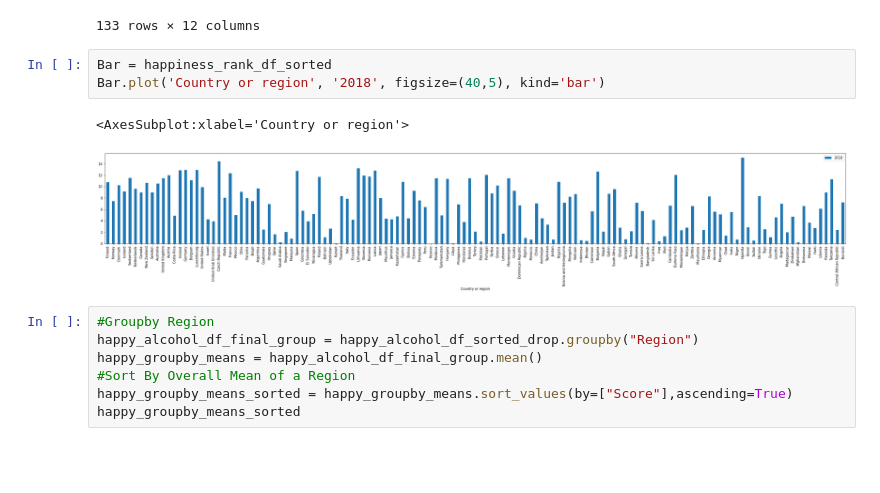
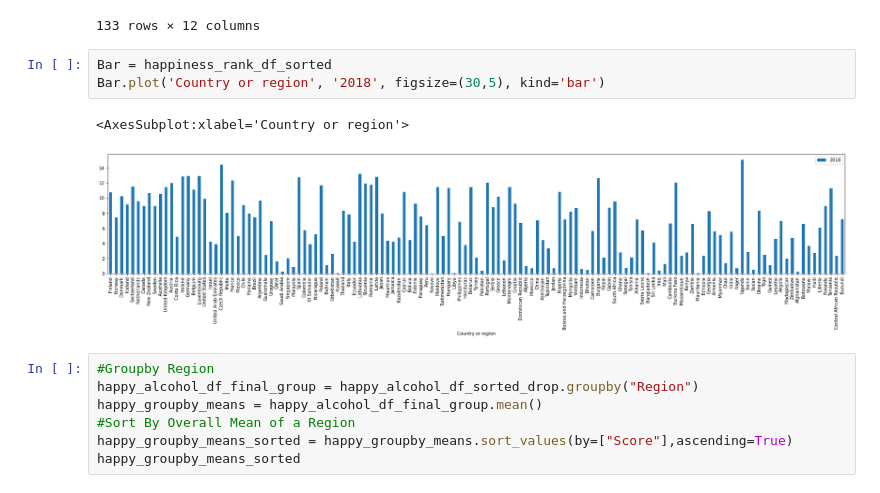
Before and after one commit to dmcneill0711/Happiness-V.S.-Alcohol-Study, a Jupyter notebook: Jupyter Notebook/Project 1 Code.ipynb, the cells around one changed output. Drawn from its saved outputs; the diff is of its cells as text; blank space fills up the shorter version.

```diff
--- a/Jupyter Notebook/Project 1 Code.ipynb
+++ b/Jupyter Notebook/Project 1 Code.ipynb
@@ -196,10 +196,10 @@ happiness_rank_df_sorted
 133 rows × 12 columns
 # %%
 Bar = happiness_rank_df_sorted
-Bar.plot('Country or region', '2018', figsize=(40,5), kind='bar')
+Bar.plot('Country or region', '2018', figsize=(30,5), kind='bar')
 # %% [output]
 <AxesSubplot:xlabel='Country or region'>
-[figure, old version]
+[figure, new version]
 # %%
 #Groupby Region
 happy_alcohol_df_final_group = happy_alcohol_df_sorted_drop.groupby("Region")
```
Also changed, not shown: parts of 6 cells of this notebook.
